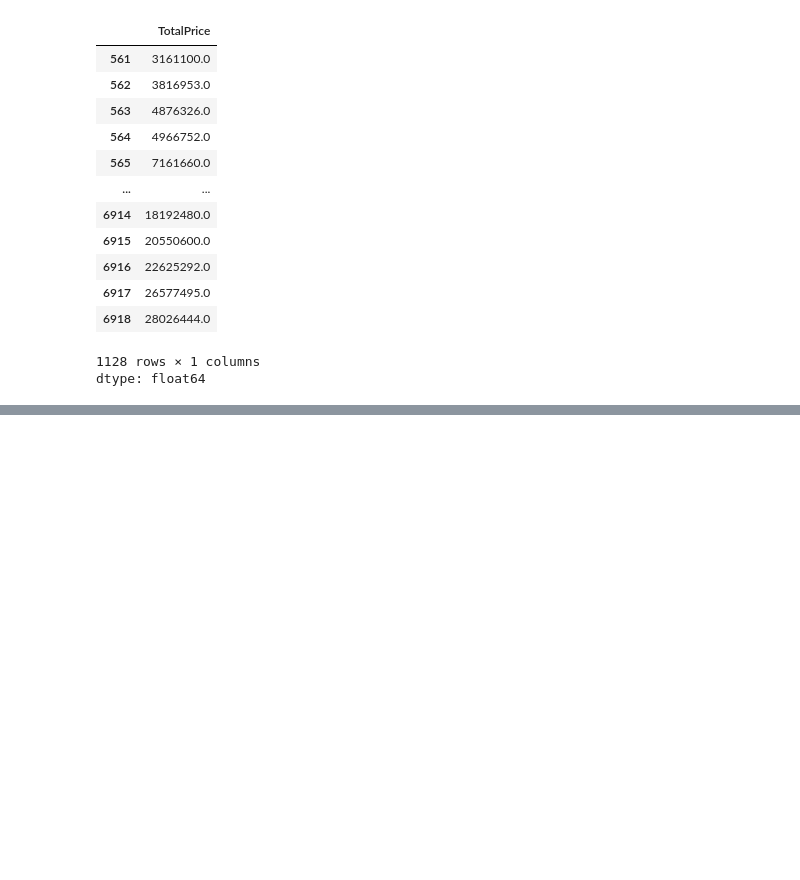
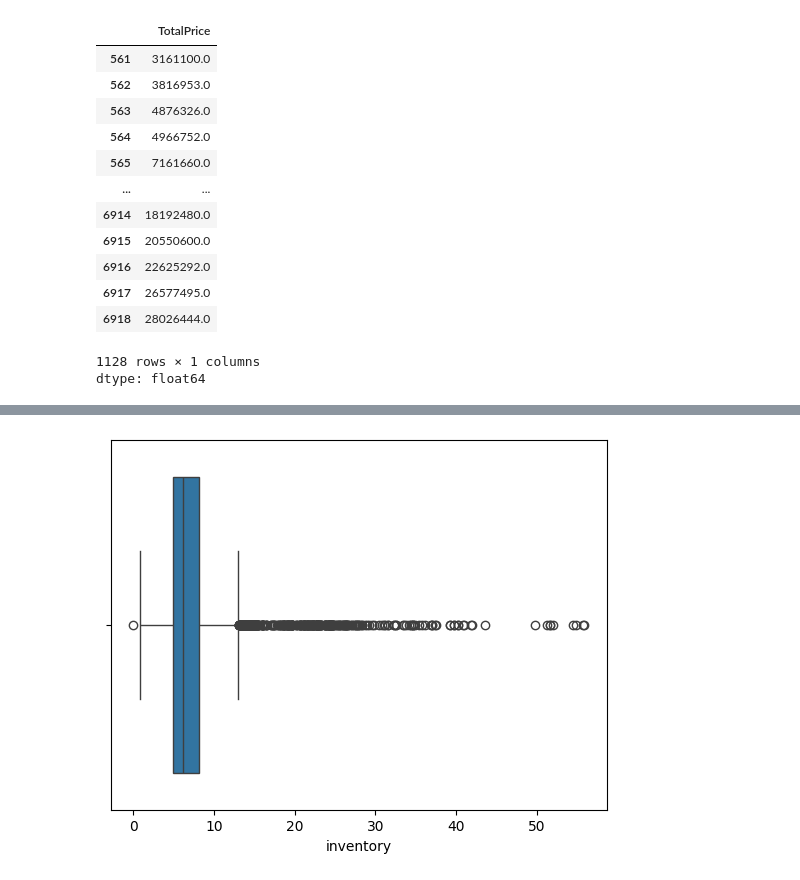
Before and after one commit to Abiramibeeyou/Exploratory-Data-Analysis, a Jupyter notebook: module2.ipynb, the cells around one changed output, grey strips where cells are left out. Cells and saved outputs as stored; diff of their text form; code cells hidden in the pictures; blank space fills up the shorter version.

```diff
--- a/module2.ipynb
+++ b/module2.ipynb
@@ -839,0 +1062,6 @@ dtype: float64
+# %%
+#boxplot for price of cars
+sns.boxplot(x="inventory",data=dtf)
+plt.show()
+# %% [output]
+[figure, added]
```
Also changed, not shown: parts of 34 cells of this notebook.
